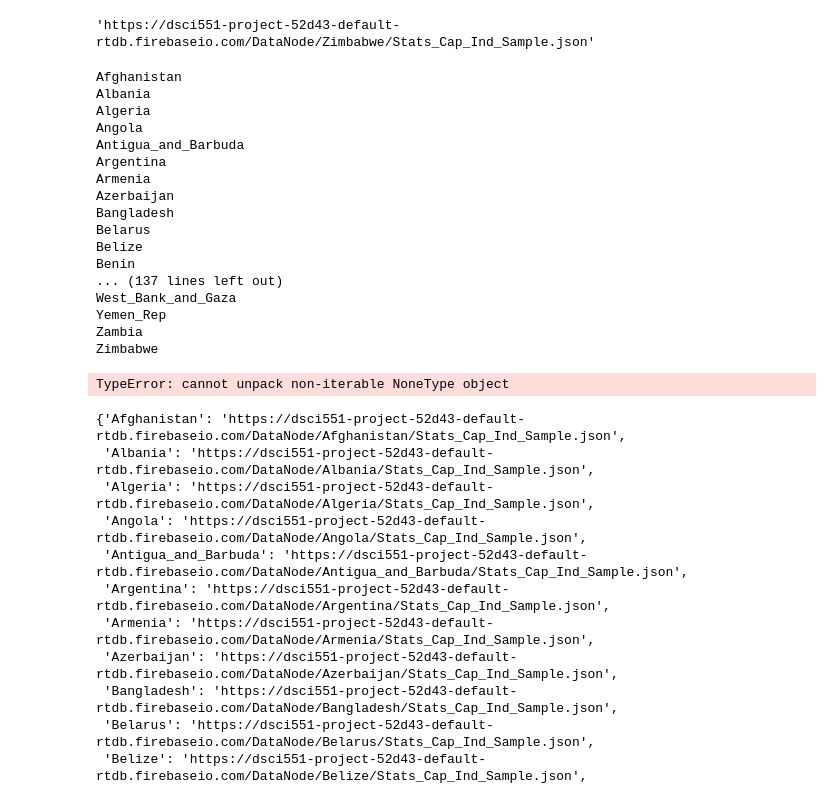
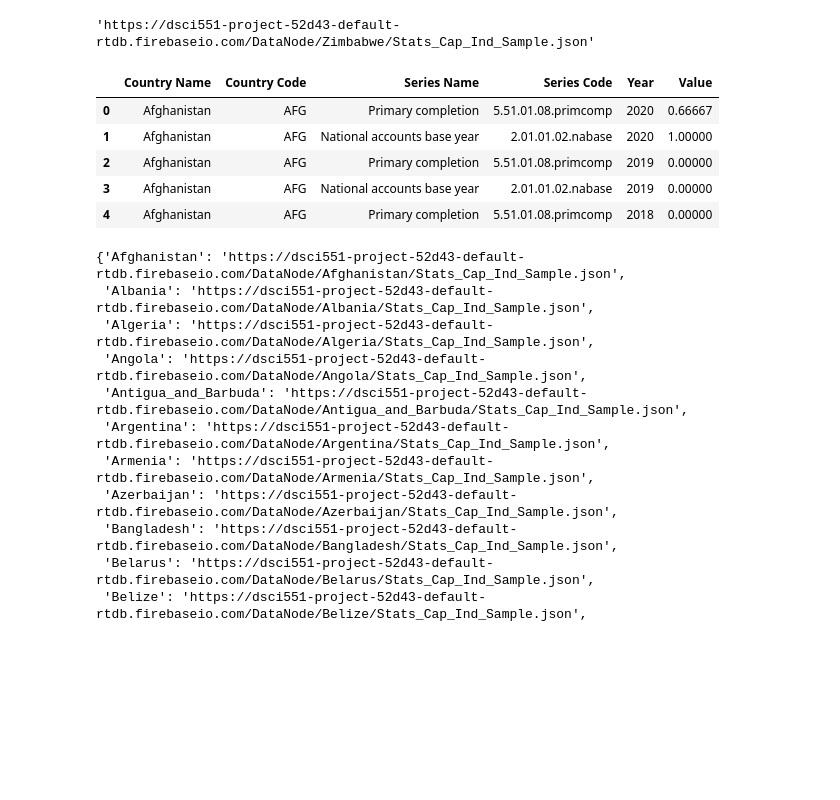
Before and after one commit to DanielDaCosta/distributed-file-system, a Jupyter notebook: 551_firebase_v4.ipynb, the cells around one changed output. Cells and saved outputs as stored; diff of their text form; code cells hidden in the pictures; blank space fills up the shorter version.

```diff
--- a/551_firebase_v4.ipynb
+++ b/551_firebase_v4.ipynb
@@ -299,30 +299,23 @@ def read_dataset(file: str):
             continue
         map = mapPartition(dir, file)
         df_list.append(to_df(map))
-    return pd.concat(df_list), df_list
+    return pd.concat(df_list)
 # %%
 file = "user/Stats_Cap_Ind_Sample"
-df_fin, df_list = read_dataset(file)
+df_fin = read_dataset(file)
 # df_final = pd.concat(df_list)
-# %% [output]
-Afghanistan
-Albania
-Algeria
-Angola
-Antigua_and_Barbuda
-Argentina
-Armenia
-Azerbaijan
-Bangladesh
-Belarus
-Belize
-Benin
-... (137 lines left out)
-West_Bank_and_Gaza
-Yemen_Rep
-Zambia
-Zimbabwe
-TypeError: cannot unpack non-iterable NoneType object
+# %%
+df_fin = df_fin.loc[df_fin['Value'] != '..'].copy()
+df_fin['Value'] = df_fin['Value'].astype(float)
+# %%
+df_fin['']
+# %% [output]
+|  | Country Name | Country Code | Series Name | Series Code | Year | Value |
+| 0 | Afghanistan | AFG | Primary completion | 5.51.01.08.primcomp | 2020 | 0.66667 |
+| 1 | Afghanistan | AFG | National accounts base year | 2.01.01.02.nabase | 2020 | 1.00000 |
+| 2 | Afghanistan | AFG | Primary completion | 5.51.01.08.primcomp | 2019 | 0.00000 |
+| 3 | Afghanistan | AFG | National accounts base year | 2.01.01.02.nabase | 2019 | 0.00000 |
+| 4 | Afghanistan | AFG | Primary completion | 5.51.01.08.primcomp | 2018 | 0.00000 |
 # %%
 getPartitionLocation(file).items()
 # %% [output]
```
Also changed, not shown: 10 other files.
